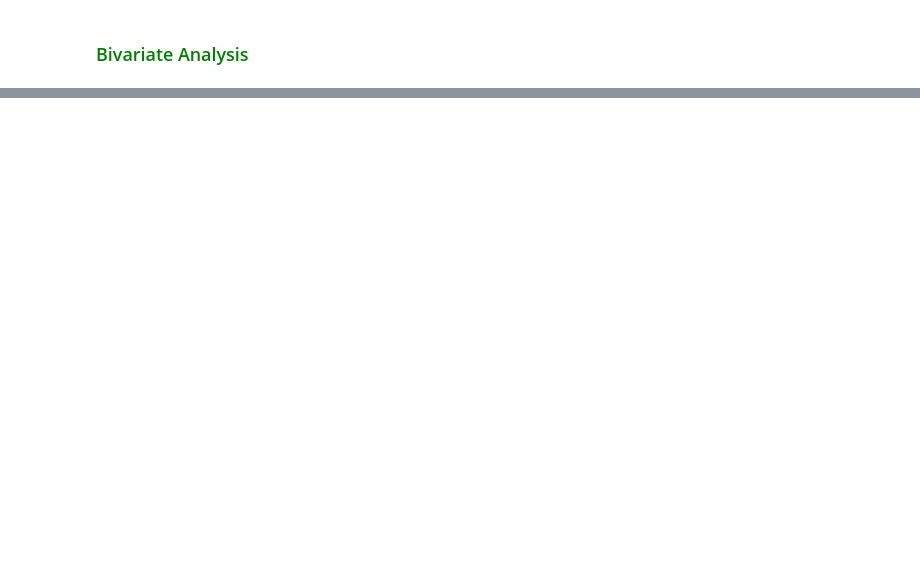
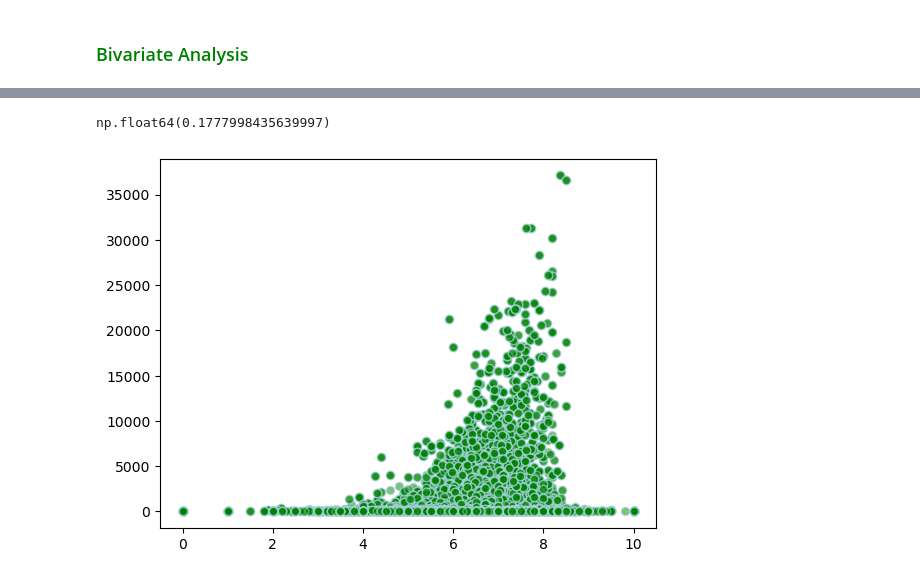
Before and after one commit to Kartika-Nidhi/DS_Projects, a Jupyter notebook: Netflix2025Analysis.ipynb, the cells around one changed output, grey strips where cells are left out. Drawn from its saved outputs; the diff is of its cells as text; code cells hidden in the pictures; blank space fills up the shorter version.

Commit message:
Rating vs vote_count and country vs genres analysis completed

```diff
--- a/Netflix2025Analysis.ipynb
+++ b/Netflix2025Analysis.ipynb
@@ -444,0 +471,16 @@ Name: count, dtype: int64
+# %%
+data['rating'].corr(data['vote_count'])
+# %% [output]
+np.float64(0.1777998435639997)
+# %%
+plt.scatter(
+    x = data['rating'],
+    y = data['vote_count'],
+    color = 'green',
+    alpha = 0.5,
+    edgecolor = 'lightblue'
+)
+
+plt.show()
+# %% [output]
+[figure, added]
```
Also changed, not shown: parts of 20 cells of this notebook.
